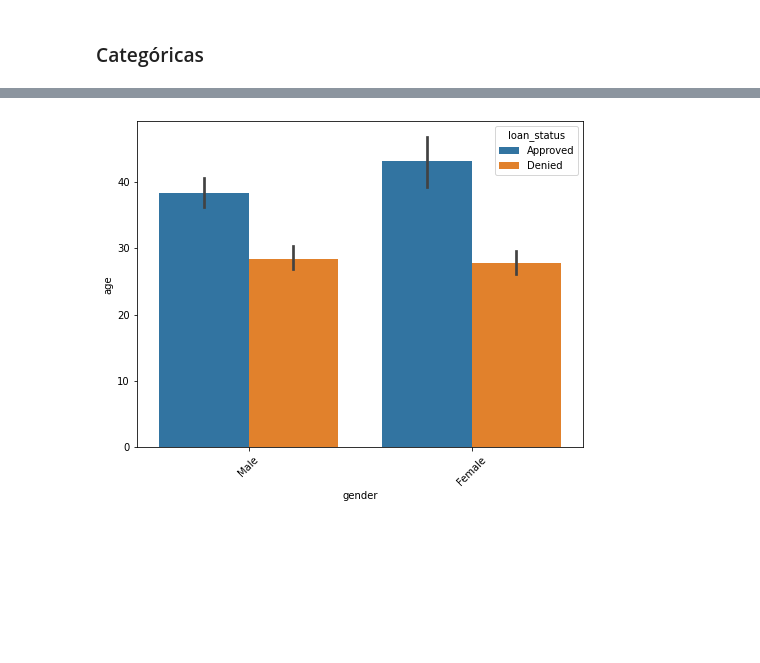
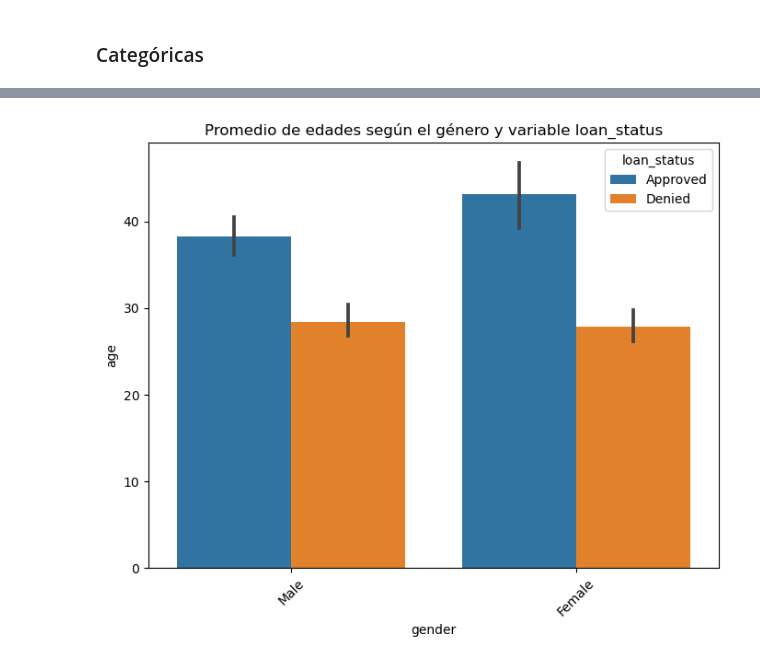
Before and after one commit to AntoSambuceti/datascience_classes, a Jupyter notebook: MM/Ciclo Ciencia de Datos/1.EDA.ipynb, the cells around one changed output, grey strips where cells are left out. Cells and saved outputs as stored; diff of their text form; code cells hidden in the pictures; blank space fills up the shorter version.

```diff
--- a/MM/Ciclo Ciencia de Datos/1.EDA.ipynb
+++ b/MM/Ciclo Ciencia de Datos/1.EDA.ipynb
@@ -162,11 +177,12 @@ plt.show()
 # %%
 fig = plt.figure(figsize=(8,6))
 sns.barplot(data=data,
                 x='gender', y='age',
                 hue='loan_status',
                 estimator=np.mean)
+plt.title("Promedio de edades según el género y variable loan_status")
 plt.xticks(rotation=45)
 plt.show()
 # %% [output]
-[figure, old version]
+[figure, new version]
 # %%
```
Also changed, not shown: parts of 14 cells of this notebook, 1 other file.
